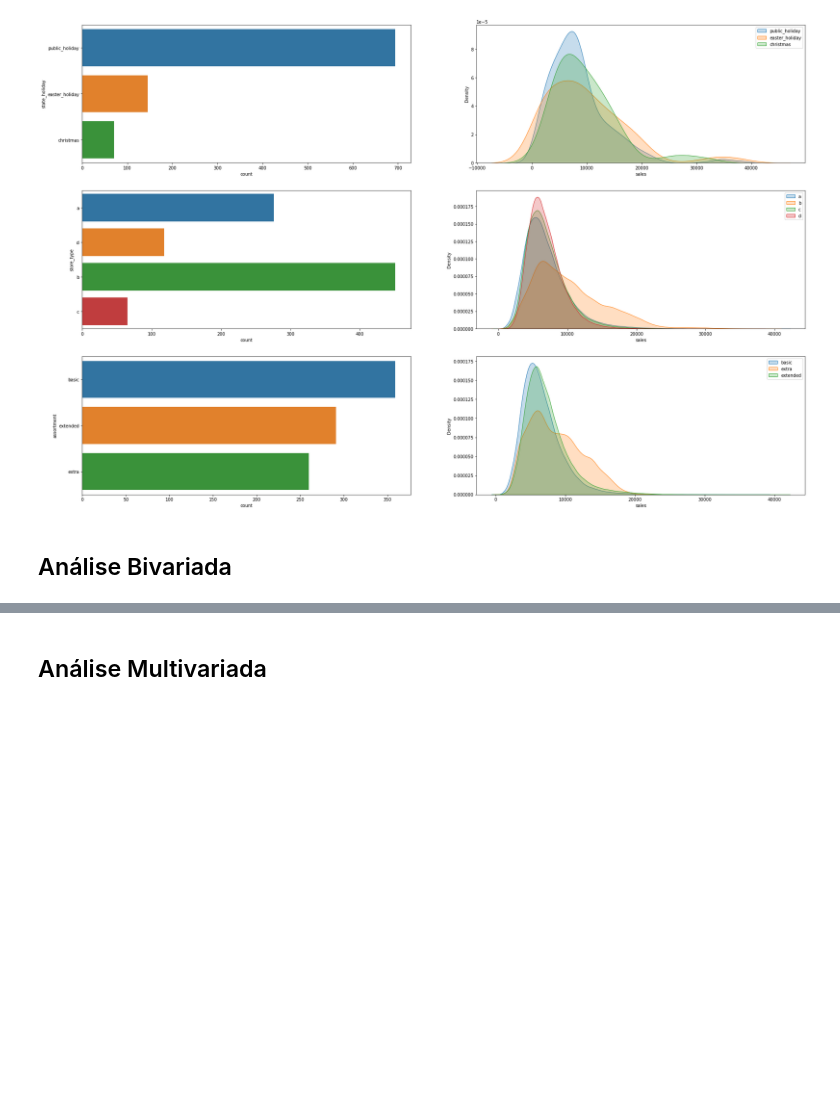
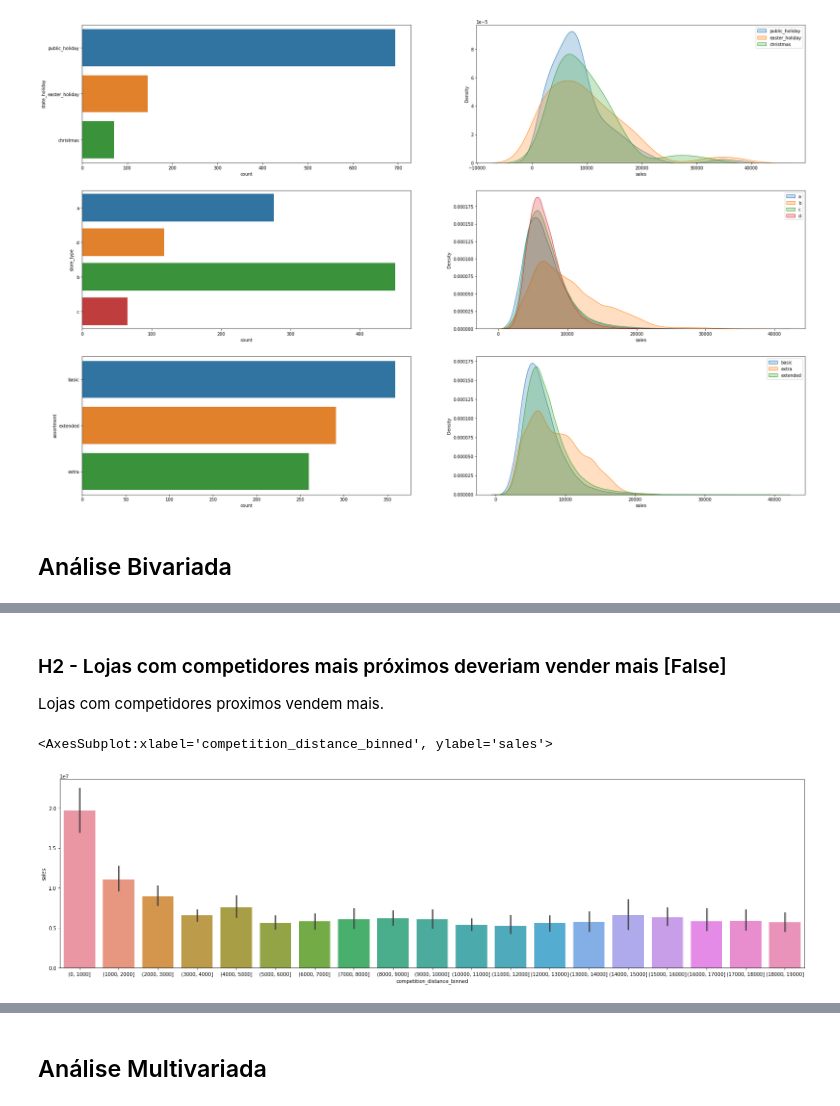
Before and after one commit to bruno154/the_rossman_projects, a Jupyter notebook: notebooks/dataDescription_HypothesisMap_FeatureEngineering.ipynb, the cells around one changed output, grey strips where cells are left out. Cells and saved outputs as stored; diff of their text form; code cells hidden in the pictures; blank space fills up the shorter version.

```diff
--- a/notebooks/dataDescription_HypothesisMap_FeatureEngineering.ipynb
+++ b/notebooks/dataDescription_HypothesisMap_FeatureEngineering.ipynb
@@ -489,0 +513,20 @@ plt.legend()
+# %% [markdown]
+### H2 - Lojas com competidores mais próximos deveriam vender mais [False]
+Lojas com competidores proximos vendem mais.
+# %%
+# bins
+bins = list(np.arange(0,20000,1000))
+
+# Aux1
+aux1 = df4[['competition_distance','sales']].groupby('competition_distance').sum().reset_index()
+aux1['competition_distance_binned'] = pd.cut(aux1['competition_distance'], bins=bins)
+
+# Aux2
+aux2 = aux1[['competition_distance_binned','sales']].groupby('competition_distance_binned').sum().reset_index()
+
+# PLot
+plt.figure(figsize=(27,7))
+sns.barplot(x='competition_distance_binned', y='sales', data=aux1)
+# %% [output]
+<AxesSubplot:xlabel='competition_distance_binned', ylabel='sales'>
+[figure, added]
```
Also changed, not shown: parts of 11 cells of this notebook.
